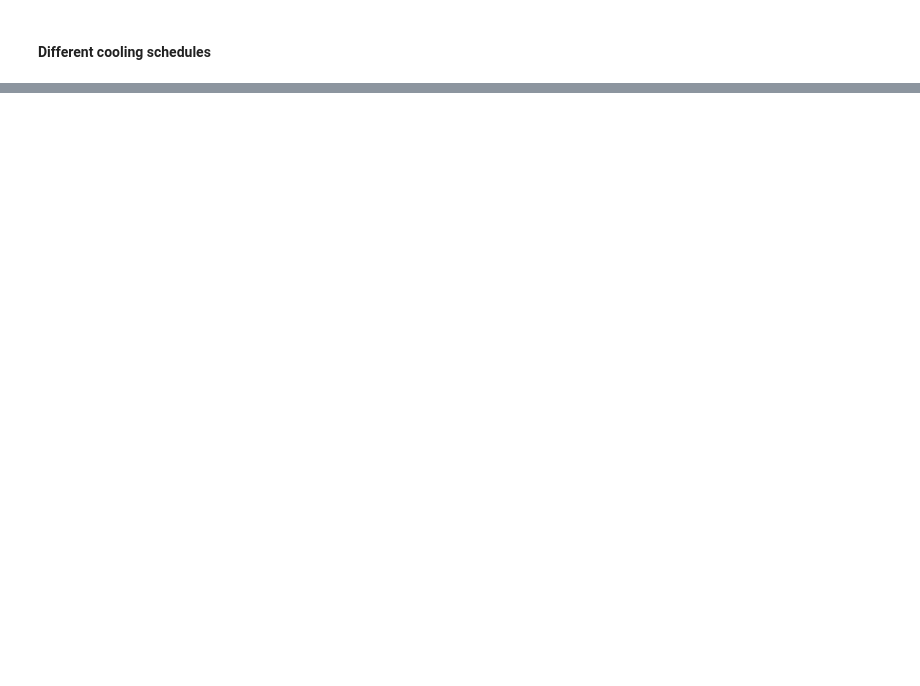
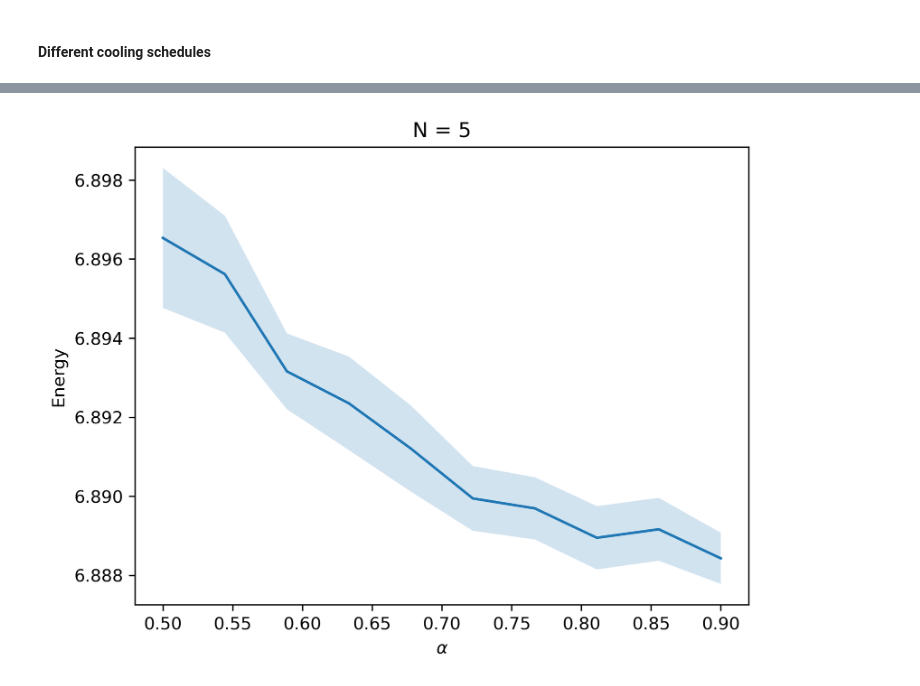
Before and after one commit to Asewlal01/SimAnnealParticleOptimize, a Jupyter notebook: draft.ipynb, the cells around one changed output, grey strips where cells are left out. Saved outputs shown, nothing was run; the diff lists cells and outputs as text; code cells hidden in the pictures; blank space fills up the shorter version.

```diff
--- a/draft.ipynb
+++ b/draft.ipynb
@@ -59,0 +106,20 @@ This configuration is invalid.
+# %%
+# Plot the final energy under different alpha
+alphas = np.linspace(0.5, 0.9, 10)
+E_means = []
+E_conf_int = []
+for alpha in alphas:
+    E, _ = get_E_T(N, R, T_max, T_min, alpha, iter_num, run_num)
+    E_final = E[:, -1]
+    E_means.append(np.mean(E_final))
+    E_conf_int.append(1.96 * np.std(E_final, ddof=1) / np.sqrt(run_num))
+
+plt.figure(dpi=300)
+plt.title(f'N = {N}')
+plt.xlabel(r'$\alpha$')
+plt.ylabel('Energy')
+plt.plot(alphas, E_means)
+plt.fill_between(alphas, np.array(E_means) - np.array(E_conf_int), np.array(E_means) + np.array(E_conf_int), alpha=0.2)
+plt.show()
+# %% [output]
+[figure, added]
```
Also changed, not shown: parts of 14 cells of this notebook, 8 other files.
